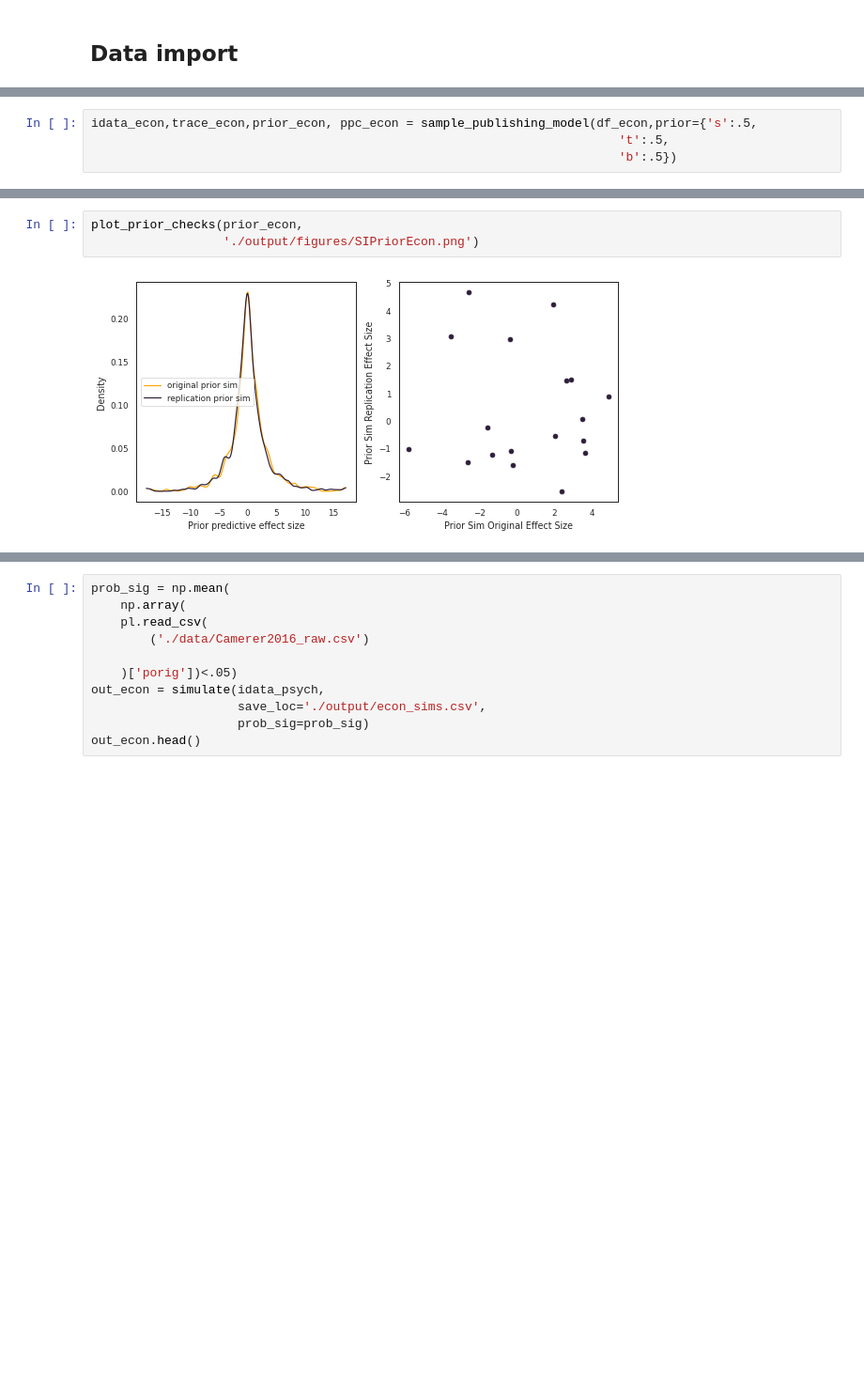
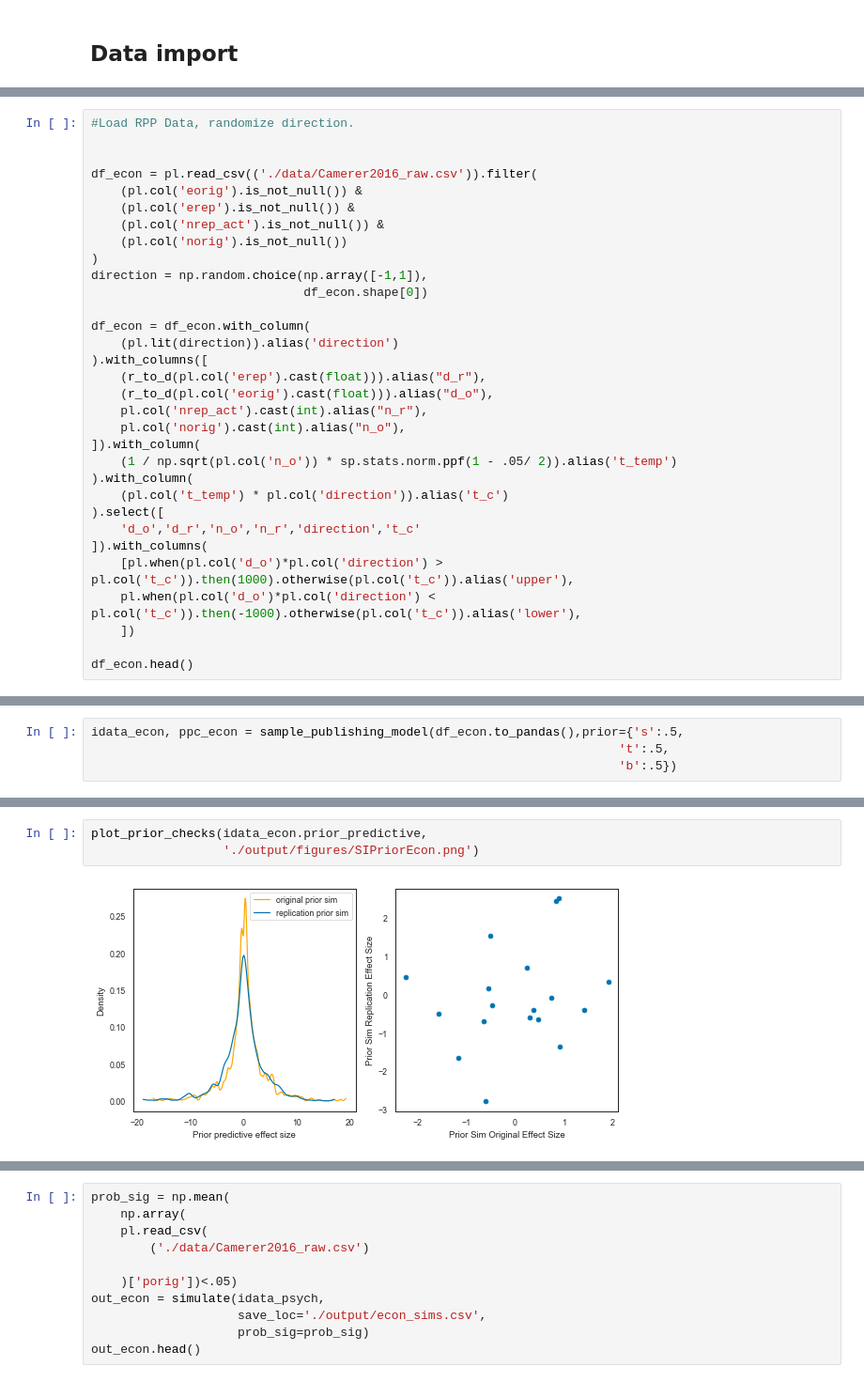
Before and after one commit to josephbb/ReplicationSurveys, a Jupyter notebook: StatisticalModel.ipynb, the cells around one changed output, grey strips where cells are left out. Shown at 94% size. Saved outputs shown, nothing was run; the diff lists cells and outputs as text; blank space fills up the shorter version.

```diff
--- a/StatisticalModel.ipynb
+++ b/StatisticalModel.ipynb
@@ -333,0 +273,32 @@ df_econ['direction'] = np.random.choice([-1,1], size=df_econ.shape[0])
+# %%
+#Load RPP Data, randomize direction.
+
+
+df_econ = pl.read_csv(('./data/Camerer2016_raw.csv')).filter(
+    (pl.col('eorig').is_not_null()) &
+    (pl.col('erep').is_not_null()) &
+    (pl.col('nrep_act').is_not_null()) &
+    (pl.col('norig').is_not_null())
+)
+direction = np.random.choice(np.array([-1,1]),
+                             df_econ.shape[0])
+
+df_econ = df_econ.with_column(
+    (pl.lit(direction)).alias('direction')
+).with_columns([
+    (r_to_d(pl.col('erep').cast(float))).alias("d_r"),
+    (r_to_d(pl.col('eorig').cast(float))).alias("d_o"),
+    pl.col('nrep_act').cast(int).alias("n_r"),
+    pl.col('norig').cast(int).alias("n_o"),
+]).with_column(
+    (1 / np.sqrt(pl.col('n_o')) * sp.stats.norm.ppf(1 - .05/ 2)).alias('t_temp')
+).with_column(
+    (pl.col('t_temp') * pl.col('direction')).alias('t_c')
+).select([
+    'd_o','d_r','n_o','n_r','direction','t_c'
+]).with_columns(
+    [pl.when(pl.col('d_o')*pl.col('direction') > pl.col('t_c')).then(1000).otherwise(pl.col('t_c')).alias('upper'),
+    pl.when(pl.col('d_o')*pl.col('direction') < pl.col('t_c')).then(-1000).otherwise(pl.col('t_c')).alias('lower'),
+    ])
+
+df_econ.head()
@@ -334,5 +313,5 @@ df_econ['direction'] = np.random.choice([-1,1], size=df_econ.shape[0])
 # %%
-idata_econ,trace_econ,prior_econ, ppc_econ = sample_publishing_model(df_econ,prior={'s':.5,
+idata_econ, ppc_econ = sample_publishing_model(df_econ.to_pandas(),prior={'s':.5,
                                                                         't':.5,
                                                                         'b':.5})
 # %% [output]
@@ -346,8 +327,8 @@ Sampling 4 chains for 1_000 tune and 1_000 draw iterations (4_000 + 4_000 draws
 # %%
-plot_prior_checks(prior_econ,
+plot_prior_checks(idata_econ.prior_predictive,
                   './output/figures/SIPriorEcon.png')
 # %% [output]
-[figure, old version]
+[figure, new version]
 # %%
 make_summary_table(idata_econ,
                    './output/tables/econ_posterior.tex')
```
Also changed, not shown: parts of 31 cells of this notebook, 1 other file.
